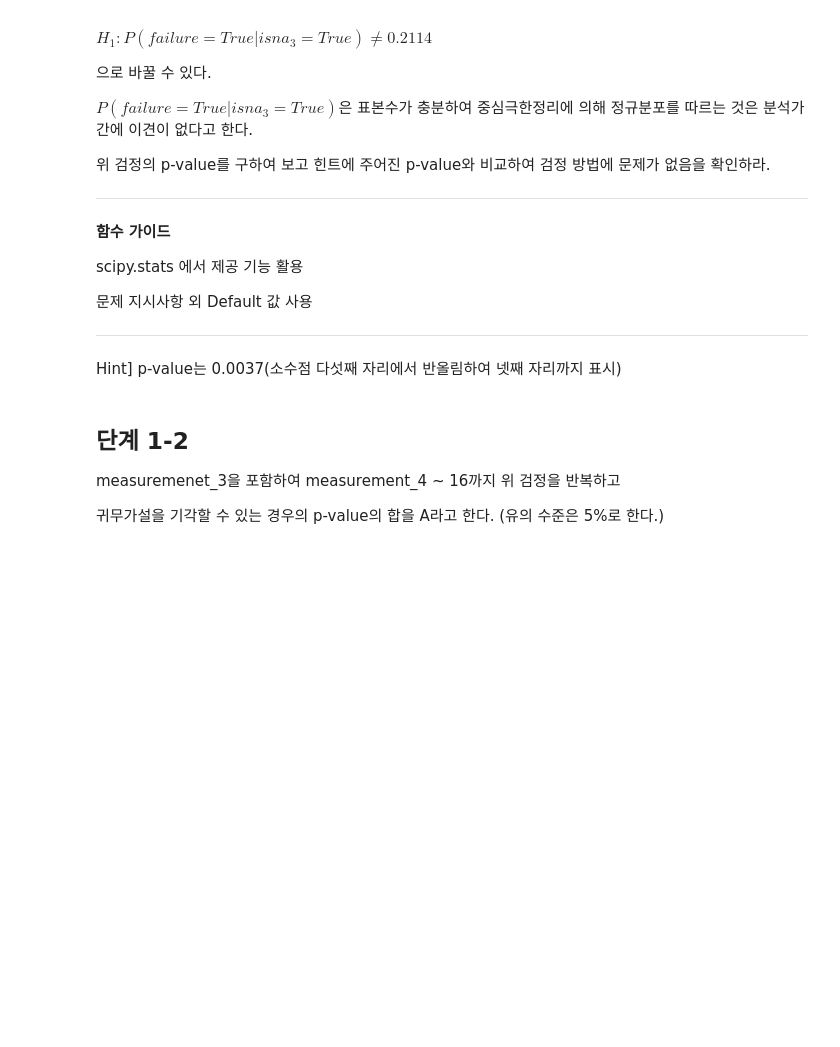
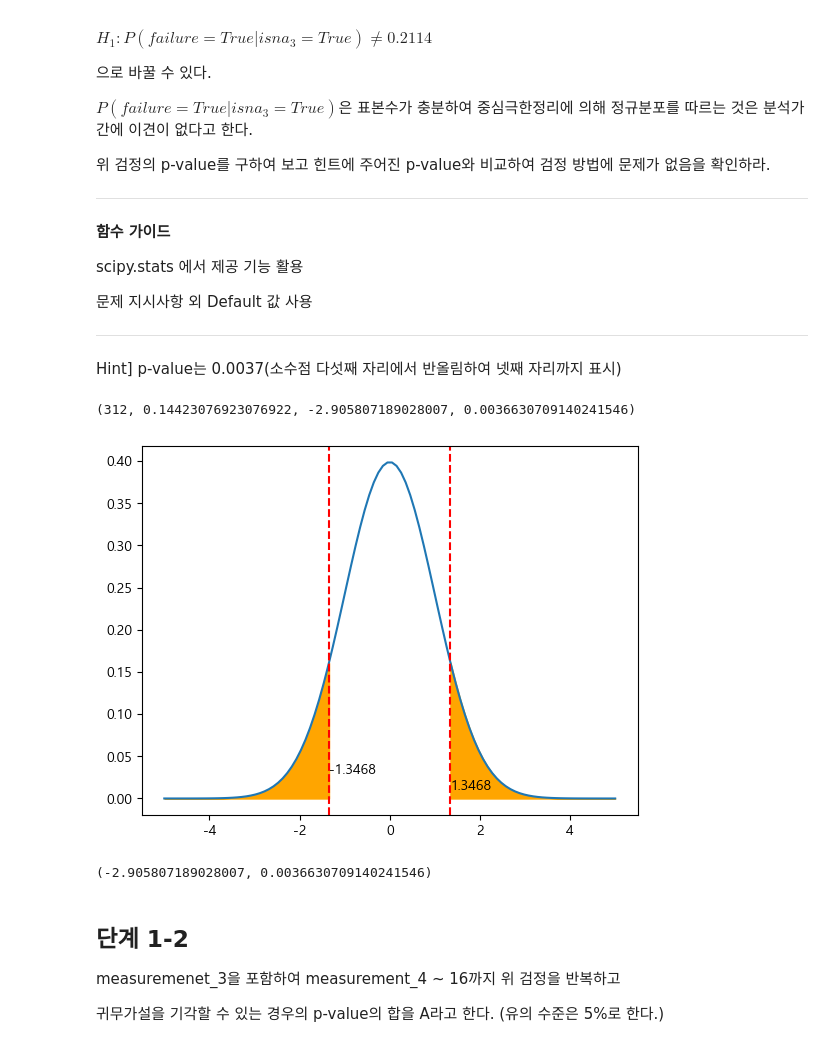
Before and after one commit to sunkusun9/DS_Lv3_2406, a Jupyter notebook: sec_ds_lv3_prob1_prob.ipynb, the cells around one changed output. Cells and saved outputs as stored; diff of their text form; code cells hidden in the pictures; blank space fills up the shorter version.

```diff
--- a/sec_ds_lv3_prob1_prob.ipynb
+++ b/sec_ds_lv3_prob1_prob.ipynb
@@ -304,6 +304,60 @@ $P(failure=True|isna_{3}=True)$은 표본수가 충분하여 중심극한정리
 ---
 
  Hint] p-value는 0.0037(소수점 다섯째 자리에서 반올림하여 넷째 자리까지 표시)
+# %%
+from scipy.stats import norm
+# 베르누이 분포 평균: p  분산: p(1-p)
+p = 0.2114 # 귀무가설이 맞다고 한다면 P(failure=True|isna3=True) = 0.2114
+
+p_sam_true = p # 표본 평균(비율)
+n = df_basetable['isna_3'].sum()
+p_sam_var = p * (1 - p) / n # 표본 분산 모분산 / 표본수
+
+p_ob_true = df_basetable.loc[df_basetable['isna_3'], 'failure'].mean()
+
+Z = (p_ob_true - p_sam_true) / (p_sam_var ** 0.5)
+Z = -abs(Z)
+pvalue = norm.cdf(Z) * 2
+n, p_ob_true, Z, pvalue
+# %% [output]
+(312, 0.14423076923076922, -2.905807189028007, 0.0036630709140241546)
+# %%
+# 표준정규 분포를 이용한 pvalue 도출을 그래프로 설명해봅니다
+from scipy.stats import norm
+P_true = 0.2114
+col = 'isna_{}'.format(4)
+P_var = P_true * (1 - P_true)
+n_samples = df_basetable[col].sum()
+P_missing_true = df_basetable.loc[df_basetable[col], 'failure'].mean()
+P_missing_var = P_var / n_samples
+P_missing_std = P_missing_var ** 0.5
+
+stat = -abs((P_missing_true - P_true) / P_missing_std)
+
+plt.plot(np.linspace(-5, 5, 100), norm.pdf(np.linspace(-5, 5, 100)))
+plt.axvline(stat, color='red', linestyle='--')
+plt.text(stat, 0.03, str(stat)[:7])
+plt.axvline(-stat, color='red', linestyle='--')
+plt.text(-stat, 0.01, str(-stat)[:6])
+plt.fill_between(np.linspace(-5, stat, 100), np.zeros(shape=100),
+                norm.pdf(np.linspace(-5, stat, 100)), color='orange')
+plt.fill_between(np.linspace(-stat, 5, 100), np.zeros(shape=100),
+                norm.pdf(np.linspace(-stat, 5, 100)), color='orange')
+
+plt.show()
+# %% [output]
+[figure, added]
+# %%
+from statsmodels.stats.proportion import proportions_ztest
+proportions_ztest(
+    df_basetable.loc[df_basetable['isna_3'], 'failure'].sum(),
+    df_basetable['isna_3'].sum(),
+    0.2114,
+    'two-sided',
+    0.2114
+)
+# %% [output]
+(-2.905807189028007, 0.0036630709140241546)
 # %% [markdown]
 ## 단계 1-2
 
```
Also changed, not shown: parts of 13 cells of this notebook.
